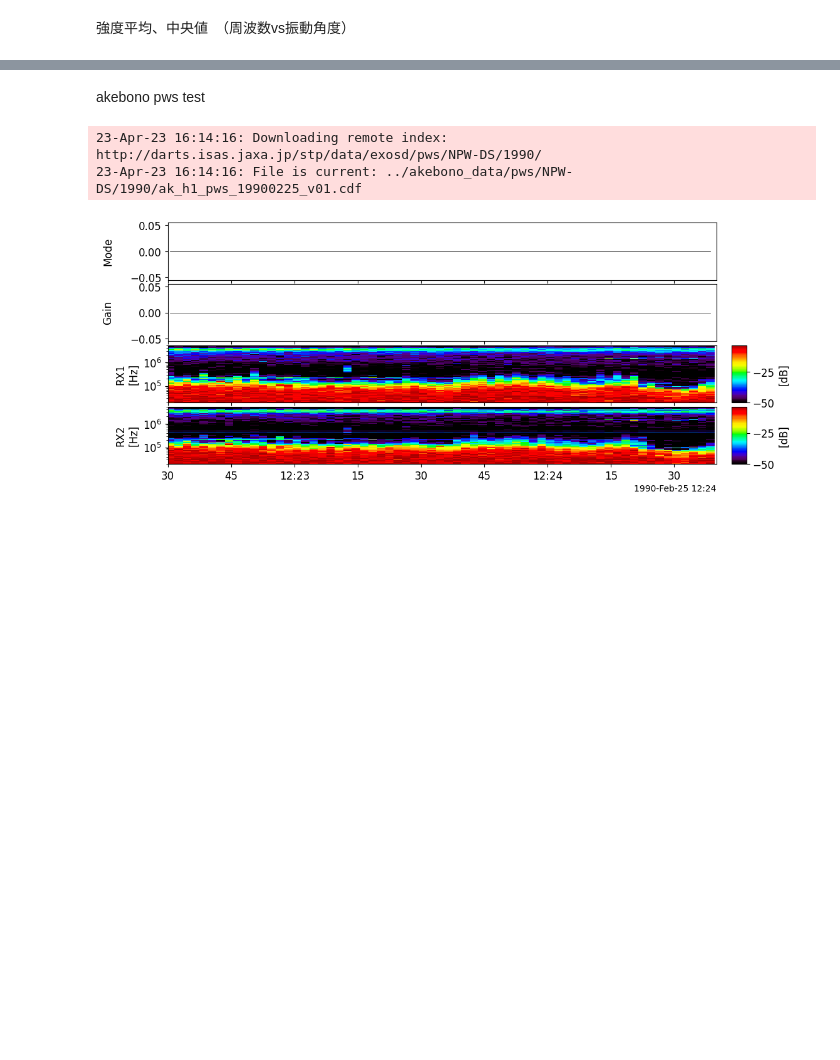
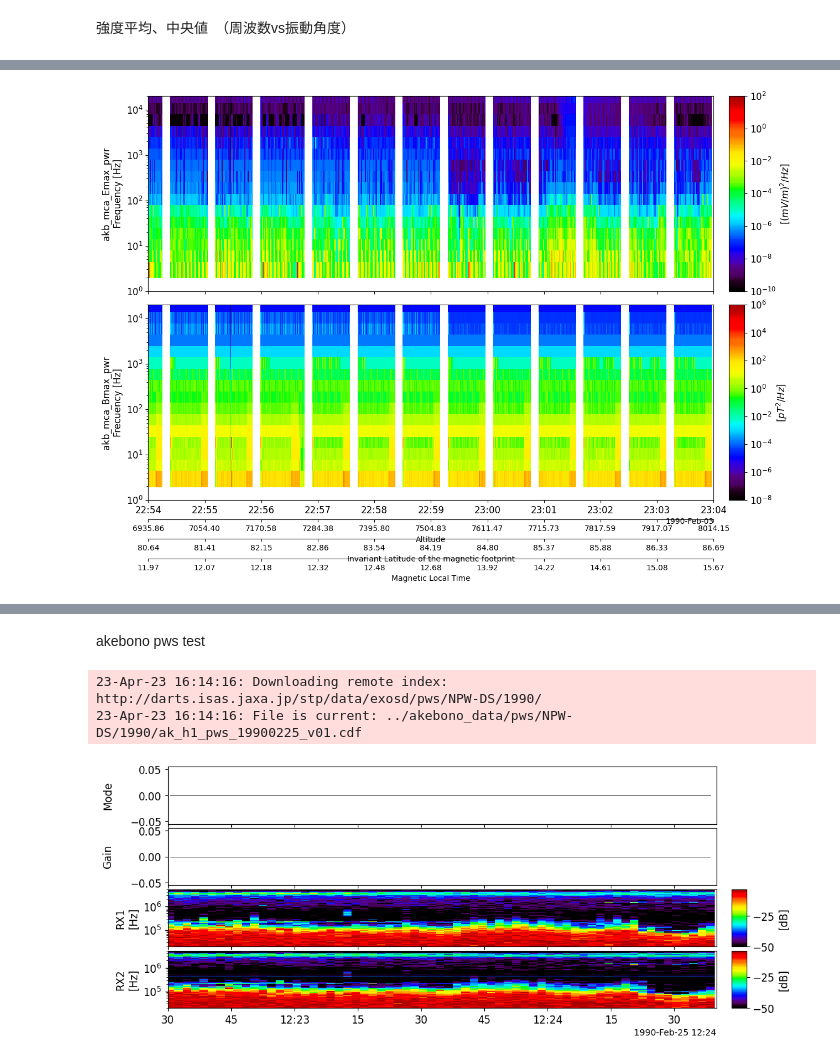
Before and after one commit to shuji-onosawa/akebono_analysis, a Jupyter notebook: src/Akebono_analysis.ipynb, the cells around one changed output, grey strips where cells are left out. Drawn from its saved outputs; the diff is of its cells as text; code cells hidden in the pictures; blank space fills up the shorter version.

```diff
--- a/src/Akebono_analysis.ipynb
+++ b/src/Akebono_analysis.ipynb
@@ -41,0 +73,8 @@ intensity_e_matrix, intensity_m_martrix, medi_e, medi_m = calc_pwr_matrix_angle_
+# %%
+trange = [date+' 22:54:00', date+' 23:04:00']
+pytplot.tlimit(trange)
+pytplot.tplot(['akb_mca_Emax_pwr', 'akb_mca_Bmax_pwr'],
+              var_label=['akb_orb_ALT', 'akb_orb_inv', 'akb_orb_MLT'],
+              xsize=14, ysize=10, save_png='../plots/mca_spectrogram/'+date+'_'+start_time+'_'+end_time)
+# %% [output]
+[figure, added]
```
Also changed, not shown: parts of 20 cells of this notebook, 7 other files.
